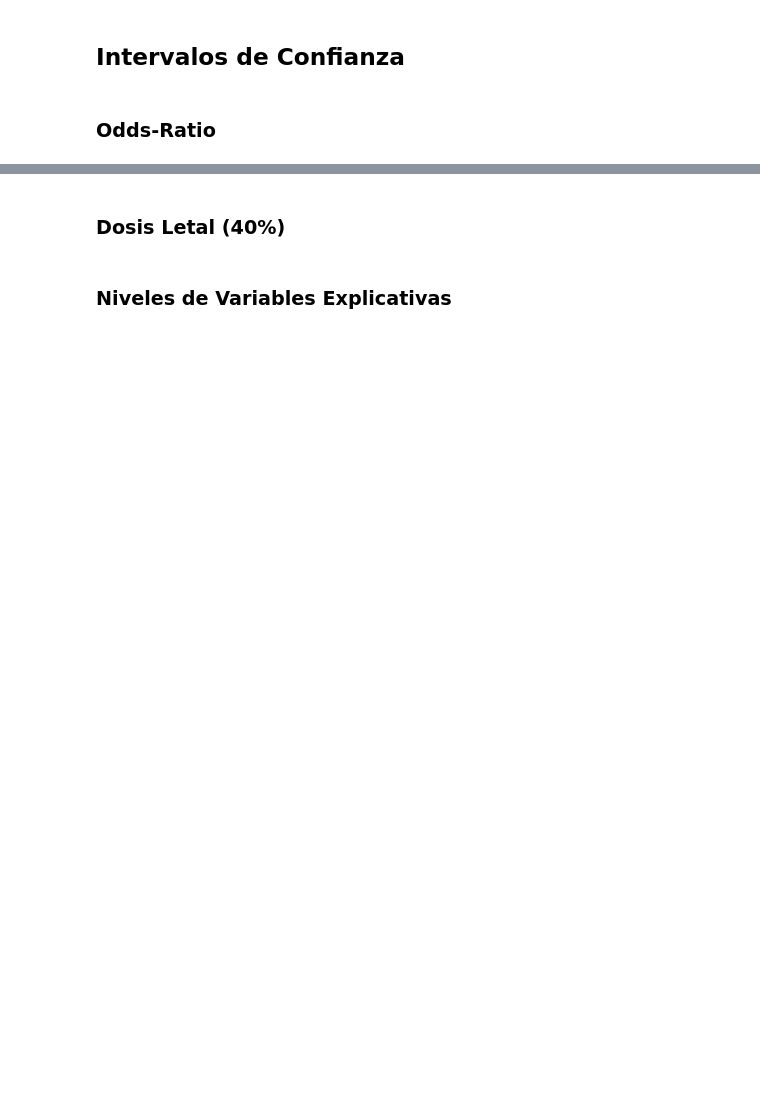
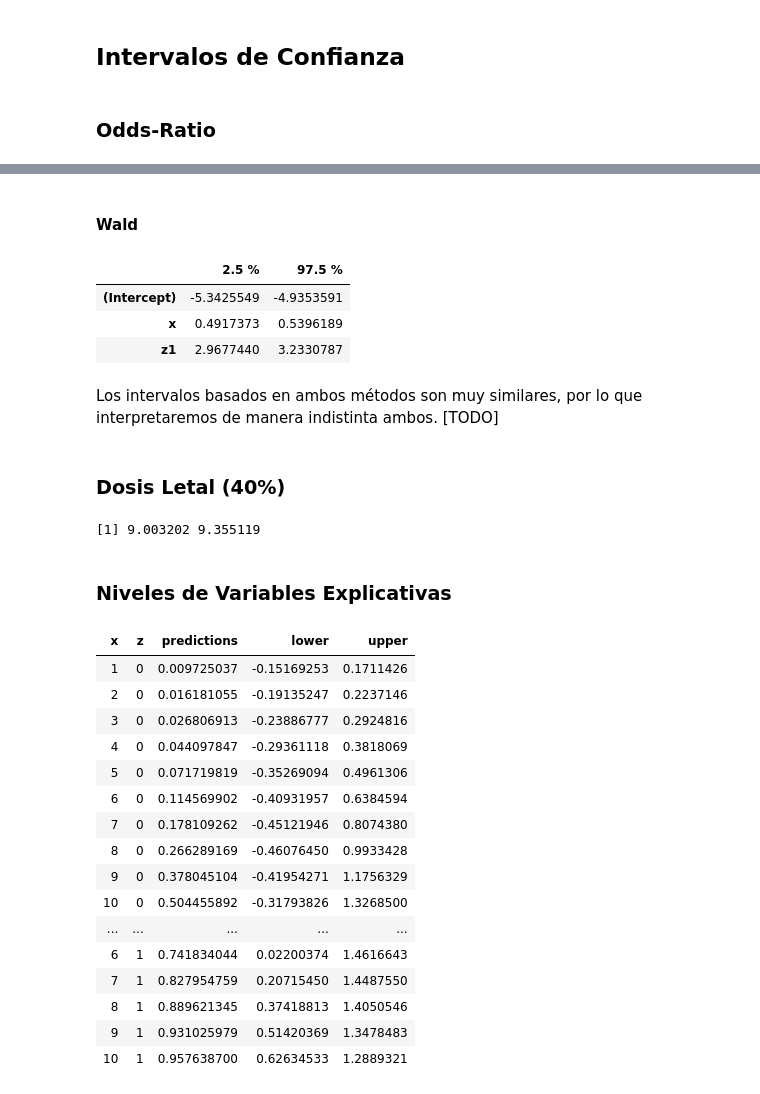
Before and after one commit to garciparedes/logistic-contingency, a Jupyter notebook: notebook.ipynb, the cells around one changed output, grey strips where cells are left out. Drawn from its saved outputs; the diff is of its cells as text; code cells hidden in the pictures; blank space fills up the shorter version.

```diff
--- a/notebook.ipynb
+++ b/notebook.ipynb
@@ -65,2 +214,13 @@ pairs(y ~ x + t + z, datos, pch = 20)
+# %% [markdown]
+#### Wald
+# %%
+confint.default(model.logit)
+# %% [output]
+|  | 2.5 % | 97.5 % |
+| (Intercept) | -5.3425549 | -4.9353591 |
+| x | 0.4917373 | 0.5396189 |
+| z1 | 2.9677440 | 3.2330787 |
+# %% [markdown]
+Los intervalos basados en ambos métodos son muy similares, por lo que interpretaremos de manera indistinta ambos. [TODO]
 # %% [markdown]
 ### Dosis Letal (40%)
@@ -67,2 +232,6 @@ pairs(y ~ x + t + z, datos, pch = 20)
+# %%
+dosis.pivot + c(-1, 1) * qnorm(0.975) * dosis.se
+# %% [output]
+[1] 9.003202 9.355119
 # %% [markdown]
 ### Niveles de Variables Explicativas
@@ -68,0 +245,20 @@ pairs(y ~ x + t + z, datos, pch = 20)
+# %%
+aa
+# %% [output]
+| x | z | predictions | lower | upper |
+| 1 | 0 | 0.009725037 | -0.15169253 | 0.1711426 |
+| 2 | 0 | 0.016181055 | -0.19135247 | 0.2237146 |
+| 3 | 0 | 0.026806913 | -0.23886777 | 0.2924816 |
+| 4 | 0 | 0.044097847 | -0.29361118 | 0.3818069 |
+| 5 | 0 | 0.071719819 | -0.35269094 | 0.4961306 |
+| 6 | 0 | 0.114569902 | -0.40931957 | 0.6384594 |
+| 7 | 0 | 0.178109262 | -0.45121946 | 0.8074380 |
+| 8 | 0 | 0.266289169 | -0.46076450 | 0.9933428 |
+| 9 | 0 | 0.378045104 | -0.41954271 | 1.1756329 |
+| 10 | 0 | 0.504455892 | -0.31793826 | 1.3268500 |
+| ... | ... | ... | ... | ... |
+| 6 | 1 | 0.741834044 | 0.02200374 | 1.4616643 |
+| 7 | 1 | 0.827954759 | 0.20715450 | 1.4487550 |
+| 8 | 1 | 0.889621345 | 0.37418813 | 1.4050546 |
+| 9 | 1 | 0.931025979 | 0.51420369 | 1.3478483 |
+| 10 | 1 | 0.957638700 | 0.62634533 | 1.2889321 |
```
Also changed, not shown: parts of 32 cells of this notebook.
